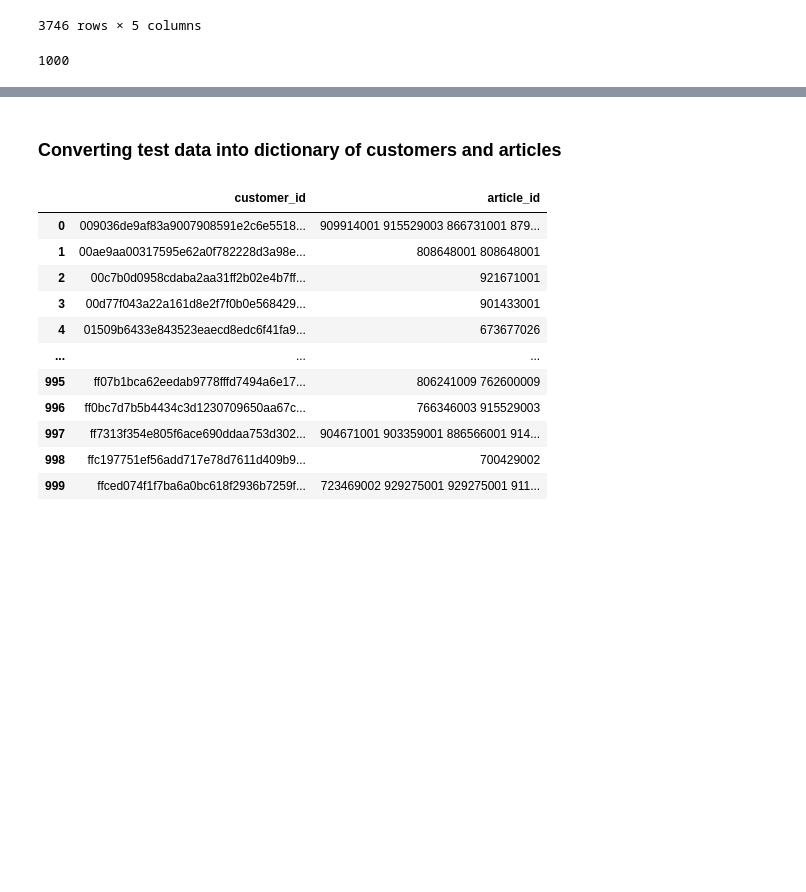
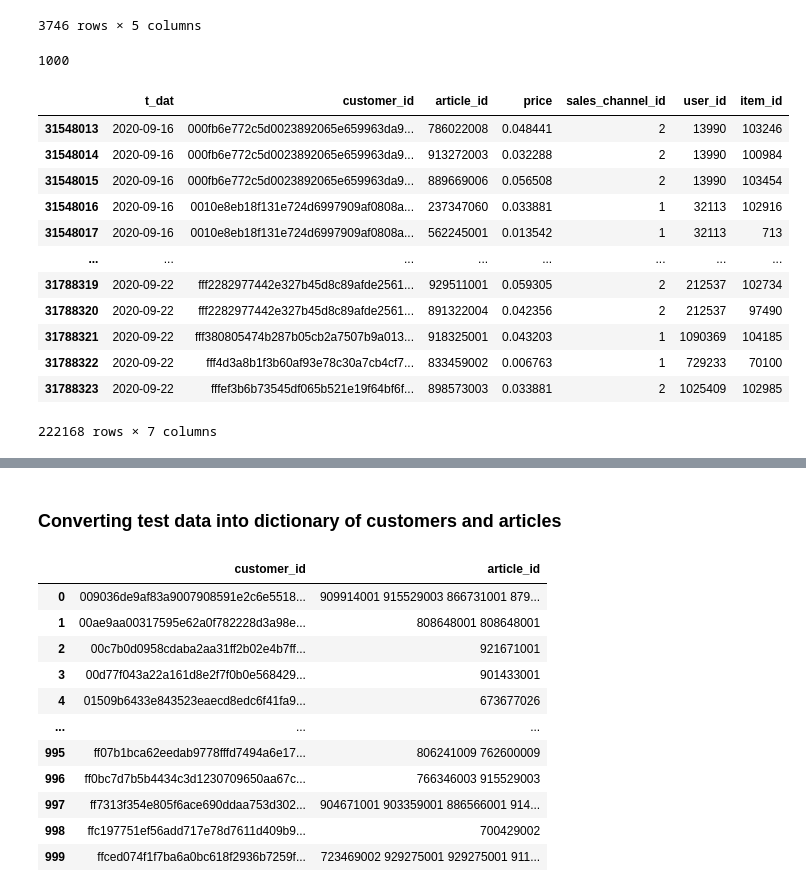
Before and after one commit to aindrila28/recommender_systems, a Jupyter notebook: Non-personalised.ipynb, the cells around one changed output, grey strips where cells are left out. Saved outputs shown, nothing was run; the diff lists cells and outputs as text; code cells hidden in the pictures; blank space fills up the shorter version.

Commit message:
np and cb (k=20, n_cust=1000)

```diff
--- a/Non-personalised.ipynb
+++ b/Non-personalised.ipynb
@@ -139,9 +139,12 @@ def split_train_test(n, data):
 #### Removing new customers from test data
 # %%
 def remove_new_customers(data1, data2):
-    for customer in data1['customer_id'].to_list():
-        if customer not in data2['customer_id'].to_list():
-            data1.drop(labels=data1[data1['customer_id'] == customer].index)
+    cust_list1 = list(data1['customer_id'].unique())
+    cust_list2 = list(data2['customer_id'].unique())
+    for customer in cust_list1:
+        if customer not in cust_list2:
+            data1 = data1.drop(labels=data1[data1['customer_id'] == customer].index)
+    return data1
 # %% [markdown]
 #### Downsizing the test data
 # %%
@@ -208,3 +211,21 @@ new_test_data
 len(new_test_data['customer_id'].unique())
 # %% [output]
 1000
+# %%
+test_data_without_new_cust = remove_new_customers(test, train)
+# %%
+test_data_without_new_cust
+# %% [output]
+|  | t_dat | customer_id | article_id | price | sales_channel_id | user_id | item_id |
+| 31548013 | 2020-09-16 | 000fb6e772c5d0023892065e659963da9... | 786022008 | 0.048441 | 2 | 13990 | 103246 |
+| 31548014 | 2020-09-16 | 000fb6e772c5d0023892065e659963da9... | 913272003 | 0.032288 | 2 | 13990 | 100984 |
+| 31548015 | 2020-09-16 | 000fb6e772c5d0023892065e659963da9... | 889669006 | 0.056508 | 2 | 13990 | 103454 |
+| 31548016 | 2020-09-16 | 0010e8eb18f131e724d6997909af0808a... | 237347060 | 0.033881 | 1 | 32113 | 102916 |
+| 31548017 | 2020-09-16 | 0010e8eb18f131e724d6997909af0808a... | 562245001 | 0.013542 | 1 | 32113 | 713 |
+| ... | ... | ... | ... | ... | ... | ... | ... |
+| 31788319 | 2020-09-22 | fff2282977442e327b45d8c89afde2561... | 929511001 | 0.059305 | 2 | 212537 | 102734 |
+| 31788320 | 2020-09-22 | fff2282977442e327b45d8c89afde2561... | 891322004 | 0.042356 | 2 | 212537 | 97490 |
+| 31788321 | 2020-09-22 | fff380805474b287b05cb2a7507b9a013... | 918325001 | 0.043203 | 1 | 1090369 | 104185 |
+| 31788322 | 2020-09-22 | fff4d3a8b1f3b60af93e78c30a7cb4cf7... | 833459002 | 0.006763 | 1 | 729233 | 70100 |
+| 31788323 | 2020-09-22 | fffef3b6b73545df065b521e19f64bf6f... | 898573003 | 0.033881 | 2 | 1025409 | 102985 |
+222168 rows × 7 columns
```
Also changed, not shown: parts of 31 cells of this notebook.
